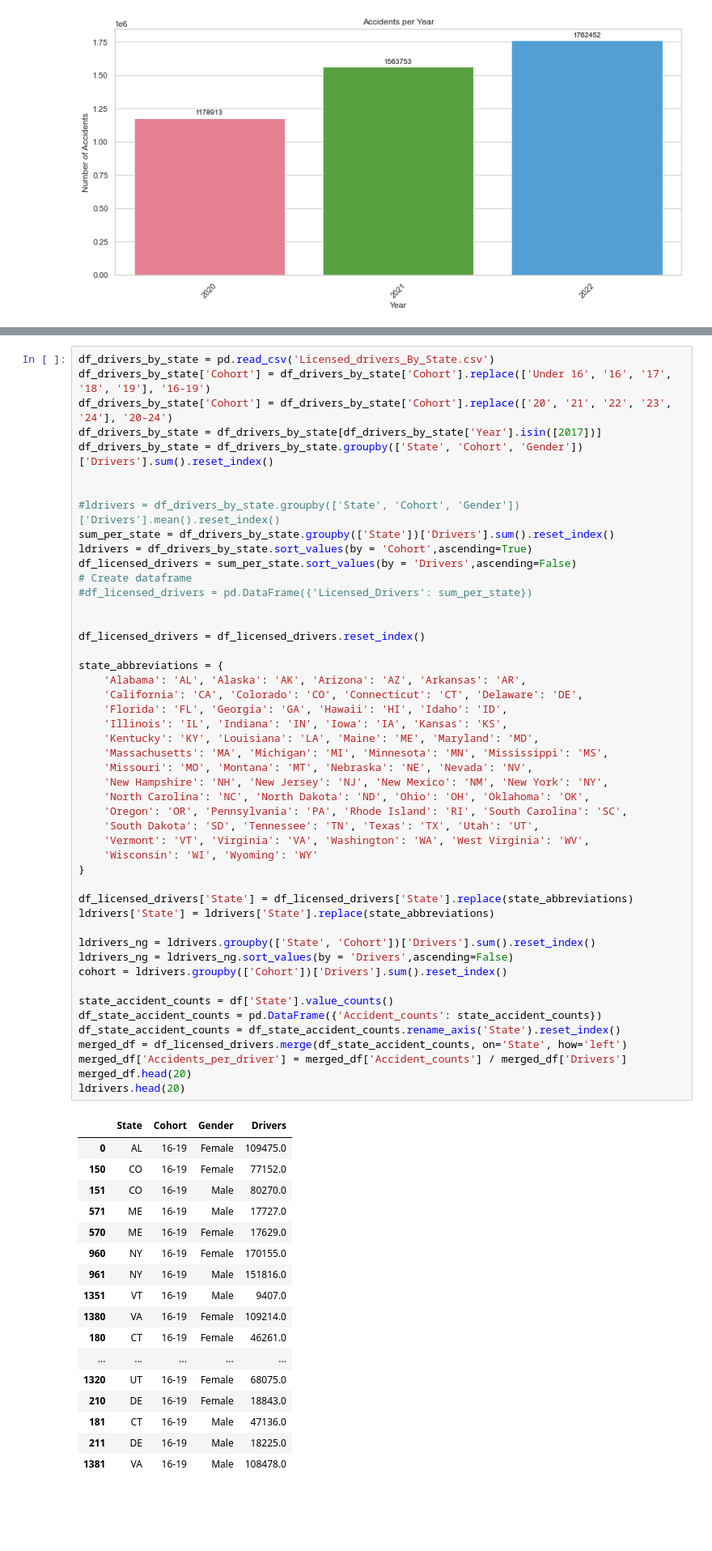
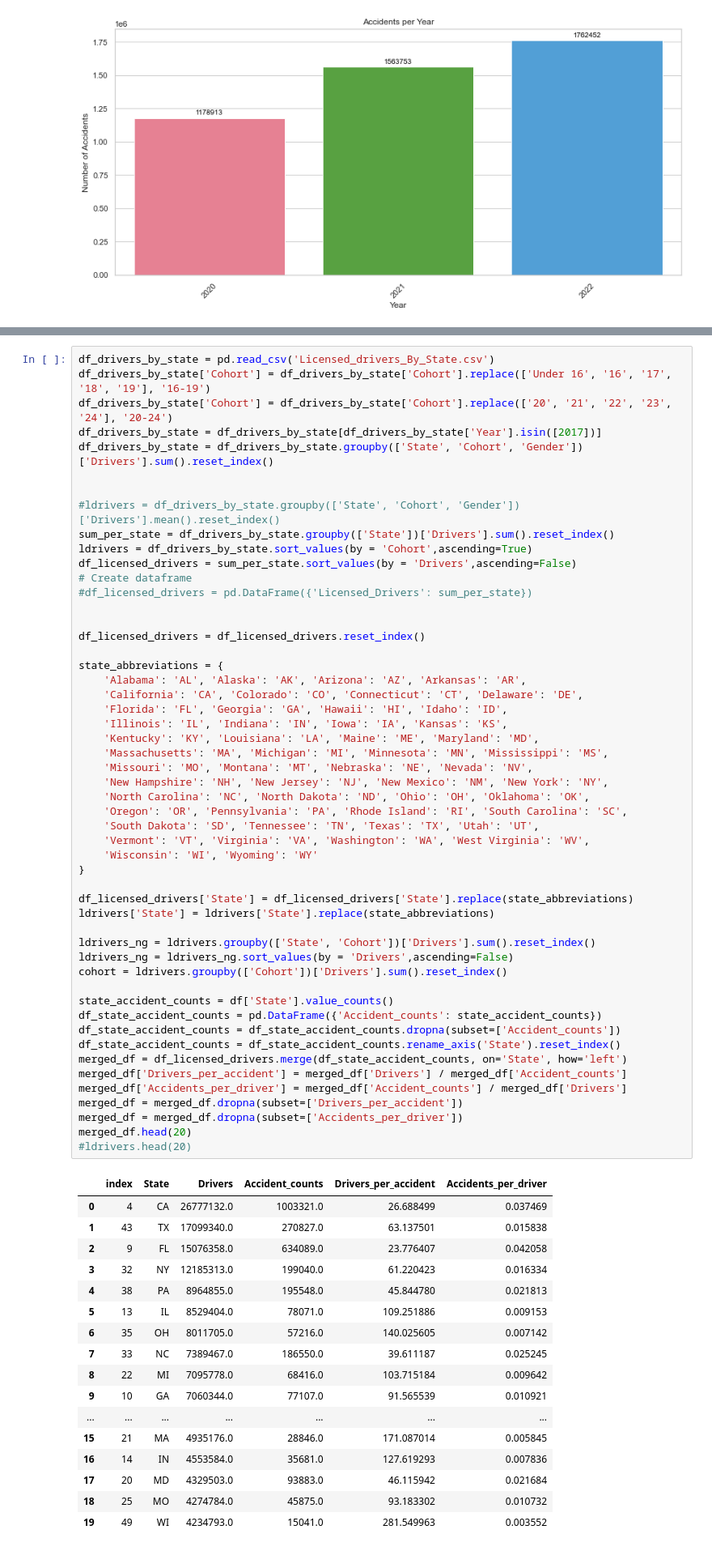
Before and after one commit to IsabelvanDam19/WT_Specialisatie, a Jupyter notebook: Bart.ipynb, the cells around one changed output, grey strips where cells are left out. Shown at 81% size. Drawn from its saved outputs; the diff is of its cells as text; blank space fills up the shorter version.

```diff
--- a/Bart.ipynb
+++ b/Bart.ipynb
@@ -330,48 +330,52 @@ df_licensed_drivers = df_licensed_drivers.reset_index()
 state_abbreviations = {
     'Alabama': 'AL', 'Alaska': 'AK', 'Arizona': 'AZ', 'Arkansas': 'AR',
     'California': 'CA', 'Colorado': 'CO', 'Connecticut': 'CT', 'Delaware': 'DE',
     'Florida': 'FL', 'Georgia': 'GA', 'Hawaii': 'HI', 'Idaho': 'ID',
     'Illinois': 'IL', 'Indiana': 'IN', 'Iowa': 'IA', 'Kansas': 'KS',
     'Kentucky': 'KY', 'Louisiana': 'LA', 'Maine': 'ME', 'Maryland': 'MD',
     'Massachusetts': 'MA', 'Michigan': 'MI', 'Minnesota': 'MN', 'Mississippi': 'MS',
     'Missouri': 'MO', 'Montana': 'MT', 'Nebraska': 'NE', 'Nevada': 'NV',
     'New Hampshire': 'NH', 'New Jersey': 'NJ', 'New Mexico': 'NM', 'New York': 'NY',
     'North Carolina': 'NC', 'North Dakota': 'ND', 'Ohio': 'OH', 'Oklahoma': 'OK',
     'Oregon': 'OR', 'Pennsylvania': 'PA', 'Rhode Island': 'RI', 'South Carolina': 'SC',
     'South Dakota': 'SD', 'Tennessee': 'TN', 'Texas': 'TX', 'Utah': 'UT',
     'Vermont': 'VT', 'Virginia': 'VA', 'Washington': 'WA', 'West Virginia': 'WV',
     'Wisconsin': 'WI', 'Wyoming': 'WY'
 }
 
 df_licensed_drivers['State'] = df_licensed_drivers['State'].replace(state_abbreviations)
 ldrivers['State'] = ldrivers['State'].replace(state_abbreviations)
 
 ldrivers_ng = ldrivers.groupby(['State', 'Cohort'])['Drivers'].sum().reset_index()
 ldrivers_ng = ldrivers_ng.sort_values(by = 'Drivers',ascending=False)
 cohort = ldrivers.groupby(['Cohort'])['Drivers'].sum().reset_index()
 
 state_accident_counts = df['State'].value_counts()
 df_state_accident_counts = pd.DataFrame({'Accident_counts': state_accident_counts})
+df_state_accident_counts = df_state_accident_counts.dropna(subset=['Accident_counts'])
 df_state_accident_counts = df_state_accident_counts.rename_axis('State').reset_index()
 merged_df = df_licensed_drivers.merge(df_state_accident_counts, on='State', how='left')
+merged_df['Drivers_per_accident'] = merged_df['Drivers'] / merged_df['Accident_counts']
 merged_df['Accidents_per_driver'] = merged_df['Accident_counts'] / merged_df['Drivers']
+merged_df = merged_df.dropna(subset=['Drivers_per_accident'])
+merged_df = merged_df.dropna(subset=['Accidents_per_driver'])
 merged_df.head(20)
-ldrivers.head(20)
+#ldrivers.head(20)
 # %% [output]
-|  | State | Cohort | Gender | Drivers |
-| 0 | AL | 16-19 | Female | 109475.0 |
-| 150 | CO | 16-19 | Female | 77152.0 |
-| 151 | CO | 16-19 | Male | 80270.0 |
-| 571 | ME | 16-19 | Male | 17727.0 |
-| 570 | ME | 16-19 | Female | 17629.0 |
-| 960 | NY | 16-19 | Female | 170155.0 |
-| 961 | NY | 16-19 | Male | 151816.0 |
-| 1351 | VT | 16-19 | Male | 9407.0 |
-| 1380 | VA | 16-19 | Female | 109214.0 |
-| 180 | CT | 16-19 | Female | 46261.0 |
-| ... | ... | ... | ... | ... |
-| 1320 | UT | 16-19 | Female | 68075.0 |
-| 210 | DE | 16-19 | Female | 18843.0 |
-| 181 | CT | 16-19 | Male | 47136.0 |
-| 211 | DE | 16-19 | Male | 18225.0 |
-| 1381 | VA | 16-19 | Male | 108478.0 |
+|  | index | State | Drivers | Accident_counts | Drivers_per_accident | Accidents_per_driver |
+| 0 | 4 | CA | 26777132.0 | 1003321.0 | 26.688499 | 0.037469 |
+| 1 | 43 | TX | 17099340.0 | 270827.0 | 63.137501 | 0.015838 |
+| 2 | 9 | FL | 15076358.0 | 634089.0 | 23.776407 | 0.042058 |
+| 3 | 32 | NY | 12185313.0 | 199040.0 | 61.220423 | 0.016334 |
+| 4 | 38 | PA | 8964855.0 | 195548.0 | 45.844780 | 0.021813 |
+| 5 | 13 | IL | 8529404.0 | 78071.0 | 109.251886 | 0.009153 |
+| 6 | 35 | OH | 8011705.0 | 57216.0 | 140.025605 | 0.007142 |
+| 7 | 33 | NC | 7389467.0 | 186550.0 | 39.611187 | 0.025245 |
+| 8 | 22 | MI | 7095778.0 | 68416.0 | 103.715184 | 0.009642 |
+| 9 | 10 | GA | 7060344.0 | 77107.0 | 91.565539 | 0.010921 |
+| ... | ... | ... | ... | ... | ... | ... |
+| 15 | 21 | MA | 4935176.0 | 28846.0 | 171.087014 | 0.005845 |
+| 16 | 14 | IN | 4553584.0 | 35681.0 | 127.619293 | 0.007836 |
+| 17 | 20 | MD | 4329503.0 | 93883.0 | 46.115942 | 0.021684 |
+| 18 | 25 | MO | 4274784.0 | 45875.0 | 93.183302 | 0.010732 |
+| 19 | 49 | WI | 4234793.0 | 15041.0 | 281.549963 | 0.003552 |
```
Also changed, not shown: parts of 4 cells of this notebook.
